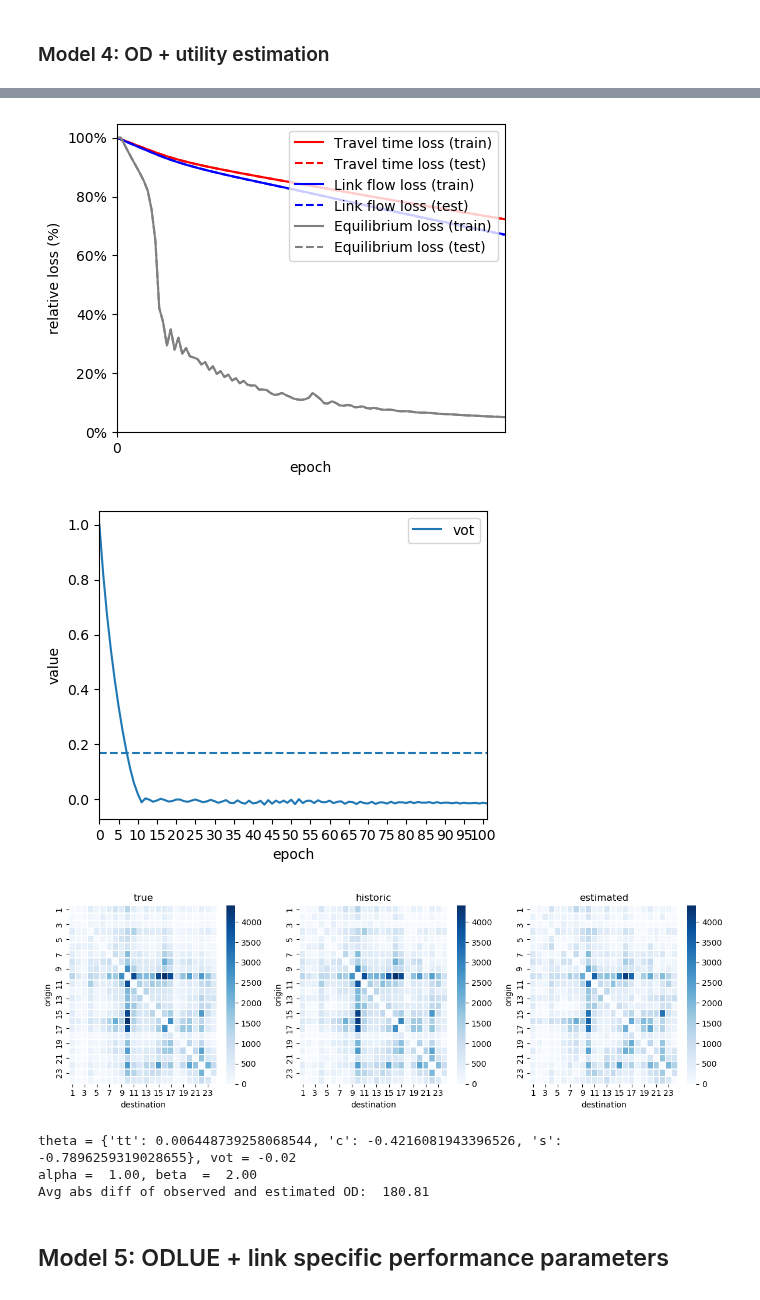
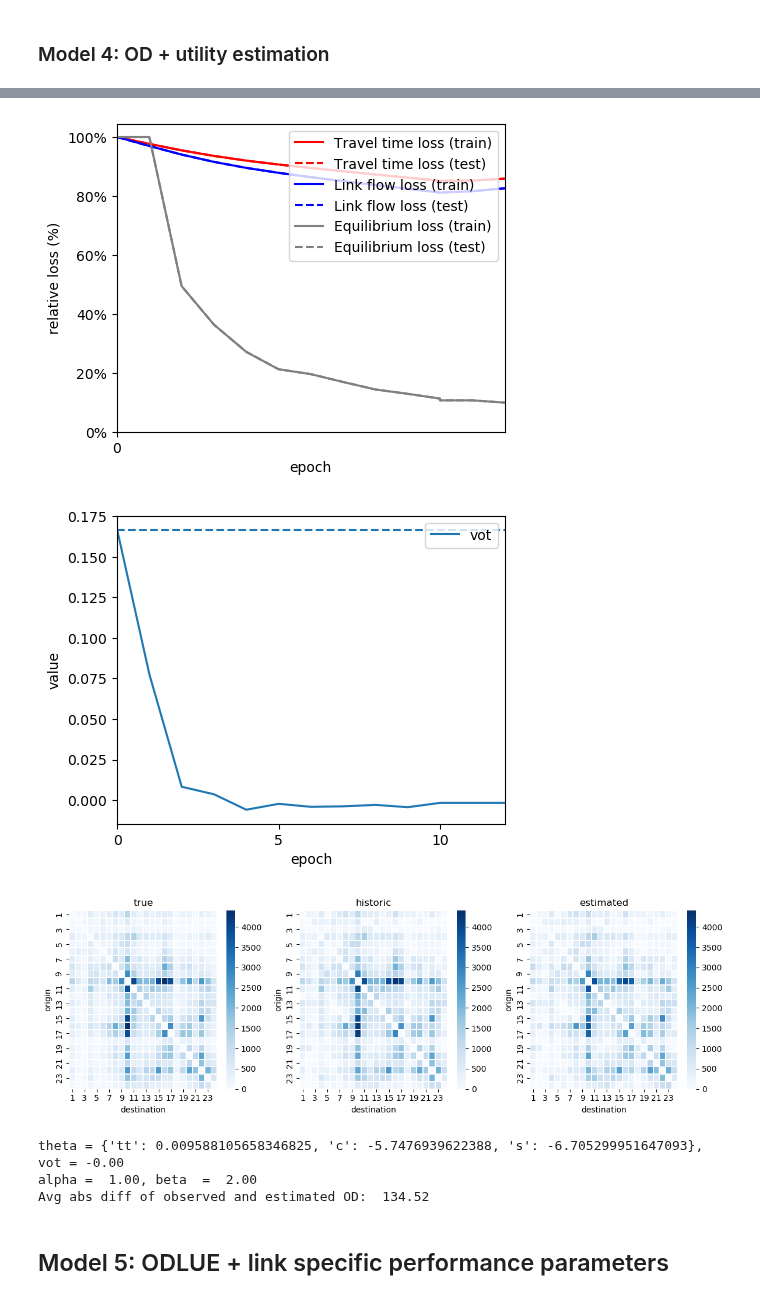
Before and after one commit to pabloguarda/pesuelogit, a Jupyter notebook: examples/notebooks/gisuelogit-siouxfalls.ipynb, the cells around one changed output, grey strips where cells are left out. Cells and saved outputs as stored; diff of their text form; code cells hidden in the pictures.

```diff
--- a/examples/notebooks/gisuelogit-siouxfalls.ipynb
+++ b/examples/notebooks/gisuelogit-siouxfalls.ipynb
@@ -105,20 +105,20 @@ To enable them in other operations, rebuild TensorFlow with the appropriate comp
 # %% [markdown]
 ## Configuration
 # %%
-_EPOCHS = 10000
+_EPOCHS = {'learning': 10, 'equilibrium': 2}
 _LR = 1e-1
-_RELATIVE_GAP = 1e-7
+_RELATIVE_GAP = 1e-8
 _BATCH_SIZE = 16
 _EPOCHS_PRINT_INTERVAL = 50
 
-_MOMENTUM_EQUILIBRIUM = 0.99
+_MOMENTUM_EQUILIBRIUM = 1
 
 _LOSS_METRIC = mse
 #_LOSS_METRIC  = btcg_mse
 #_LOSS_METRIC  = mnrmse
 #_LOSS_METRIC  = nrmse
 
-_LOSS_WEIGHTS ={'od': 1, 'theta': 0, 'tt': 1, 'flow': 1, 'eq_flow': 1}
+_LOSS_WEIGHTS ={'od': 1, 'tt': 1, 'flow': 1, 'eq_flow': 1}
 # %% [markdown]
 ## Models
 # %%
@@ -376,7 +373,7 @@ Avg abs diff of observed and estimated OD:  45.88
 if run_model['lpe']:
     print('\nLPE: link performance estimation')
 
-    _RELATIVE_GAP = 1e-8
+    # _RELATIVE_GAP = 1e-8
 
     optimizer = tf.keras.optimizers.Adam(learning_rate=_LR)
 
@@ -391,7 +388,7 @@ if run_model['lpe']:
                                                , 'tt': False, 'c': False, 's': False},
                                            )
 
-    # utility_parameters.random_initializer((-1,1),['tt','c','s'])
+    utility_parameters.random_initializer((0,0),['tt','c','s'])
 
     bpr_parameters = BPRParameters(keys=['alpha', 'beta'],
                                    initial_values={'alpha': 1, 'beta': 2},
@@ -499,7 +493,7 @@ Avg abs diff of observed and estimated OD:  61.63
 if run_model['ode']:
     print('\n ODE: OD estimation with historic OD')
 
-    _RELATIVE_GAP = 1e-9
+    # _RELATIVE_GAP = 1e-9
 
     optimizer = tf.keras.optimizers.Adam(learning_rate=_LR)
     # optimizer = tf.keras.optimizers.Adagrad(learning_rate=_LR)
@@ -606,7 +597,7 @@ Avg abs diff of observed and estimated OD:  247.97
 if run_model['odlue']:
     print('\nODLUE: OD + utility estimation ')
 
-    _RELATIVE_GAP = 1e-7
+    # _RELATIVE_GAP = 1e-7
 
     # optimizer = tf.keras.optimizers.Adagrad(learning_rate=_LR)
 
@@ -623,8 +614,8 @@ if run_model['odlue']:
                                                , 'tt': True, 'c': True, 's': True},
                                            )
 
-    #utility_parameters.random_initializer((-1,1),['tt','c','s'])
-    utility_parameters.initial_values = dict(utility_parameters.initial_values, tt = -1, c = -1, s = -1)
+    utility_parameters.random_initializer((0,0),['tt','c','s'])
+    # utility_parameters.initial_values = dict(utility_parameters.initial_values, tt = -1, c = -1, s = -1)
 
     bpr_parameters = BPRParameters(keys=['alpha', 'beta'],
                                    initial_values={'alpha': 1, 'beta': 2},
@@ -719,9 +707,9 @@ Epoch: 101, n_train: 80, n_test: 20
-[figure, old version]
+[figure, new version]
-[figure, old version]
+[figure, new version]
 [figure]
-theta = {'tt': 0.006448739258068544, 'c': -0.4216081943396526, 's': -0.7896259319028655}, vot = -0.02
+theta = {'tt': 0.009588105658346825, 'c': -5.7476939622388, 's': -6.705299951647093}, vot = -0.00
 alpha =  1.00, beta  =  2.00
-Avg abs diff of observed and estimated OD:  180.81
+Avg abs diff of observed and estimated OD:  134.52
 # %% [markdown]
 ## Model 5: ODLUE + link specific performance parameters
 # %%
```
Also changed, not shown: parts of 10 cells of this notebook, 2 other files.
